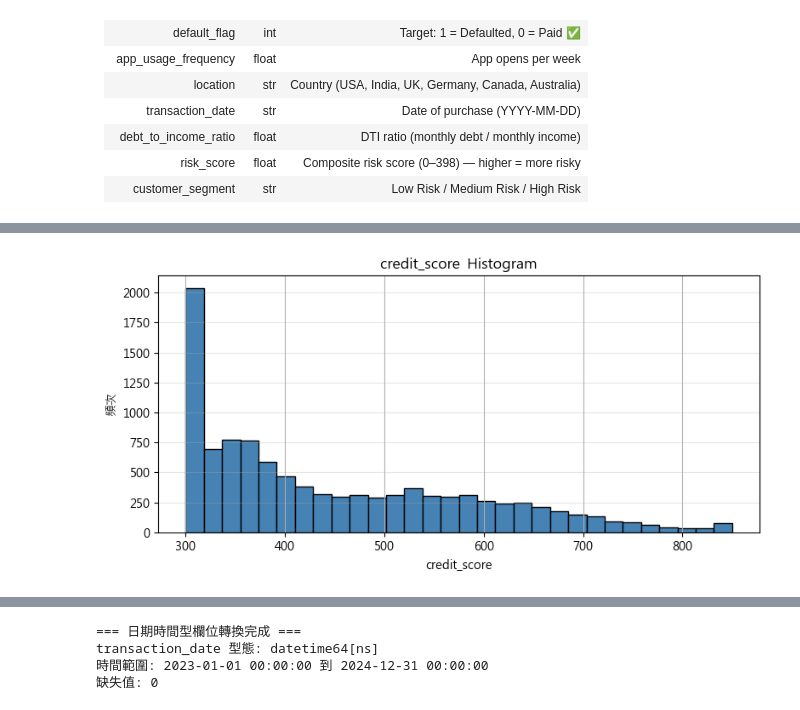
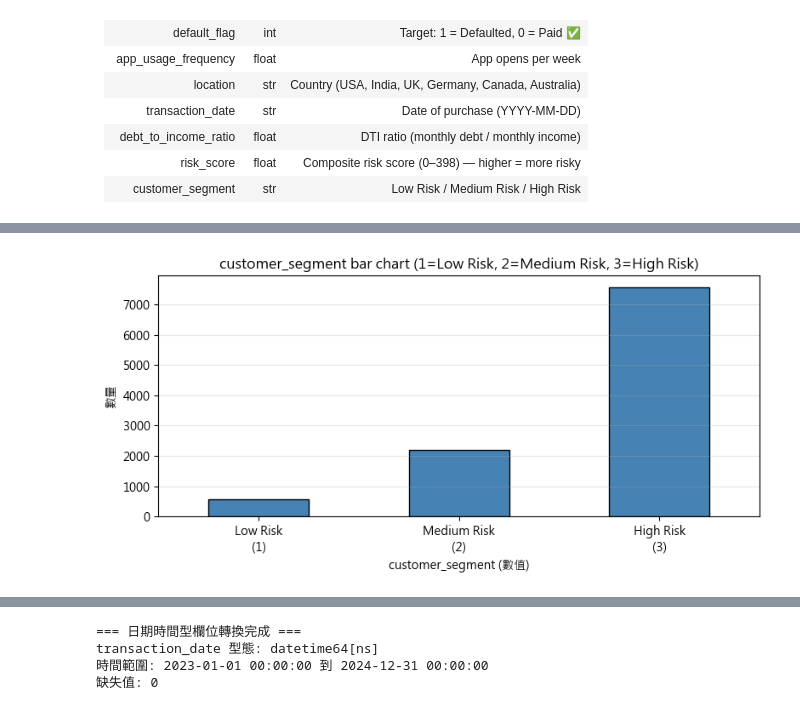
Before and after one commit to BobbleUnderBox/DataMiningG1FinalProject, a Jupyter notebook: notebooks/01_data_preprocessing.ipynb, the cells around one changed output, grey strips where cells are left out. Saved outputs shown, nothing was run; the diff lists cells and outputs as text; code cells hidden in the pictures.

```diff
--- a/notebooks/01_data_preprocessing.ipynb
+++ b/notebooks/01_data_preprocessing.ipynb
@@ -231,13 +202,21 @@ for col in data_types['Categorical']:
     if col in df.columns:
         print(f"\n{col}:")
         print(f"  類別數量: {df[col].nunique()}")
-        print(f"  最常見值: {df[col].mode().iloc[0]} (出現 {df[col].value_counts().iloc[0]} 次)")
+        print(f"  眾數: {df[col].mode().iloc[0]} (出現 {df[col].value_counts().iloc[0]} 次)")
         print(f"  所有值: {df[col].value_counts().to_dict()}")
+
+        # 計算各類別的比例
+        print(f"\n  各類別比例:")
+        value_counts = df[col].value_counts()
+        total_count = len(df[col])
+        for category, count in value_counts.items():
+            percentage = (count / total_count) * 100
+            print(f"    {category}: {count} ({percentage:.1f}%)")
 
         # 畫長條圖
         plt.figure(figsize=(8, 4))
         df[col].value_counts().plot(kind='bar', color='steelblue', edgecolor='black')
-        plt.title(f"{col} 的長條圖")
+        plt.title(f"{col} bar chart")
         plt.xlabel(col)
         plt.ylabel('數量')
         plt.grid(axis='y', alpha=0.3)
@@ -272,27 +276,41 @@ customer_segment:
 print("=== Ordinal 欄位統計 ===")
 print(f"Ordinal 欄位清單: {data_types['Ordinal']}")
 print(f"資料集欄位包含 Ordinal 欄位: {[col for col in data_types['Ordinal'] if col in df.columns]}")
+
+# 定義 customer_segment 的順序映射
+segment_mapping = {'Low Risk': 1, 'Medium Risk': 2, 'High Risk': 3}
+
 for col in data_types['Ordinal']:
     if col in df.columns:
         print(f"\n{col}:")
-        print(f"  計數: {df[col].count()}")
-        print(f"  平均: {df[col].mean():.2f}")
-        print(f"  中位數: {df[col].median():.2f}")
-        print(f"  眾數: {df[col].mode().iloc[0]}")
-        print(f"  最小值: {df[col].min()}")
-        print(f"  最大值: {df[col].max()}")
-        print(f"  標準差: {df[col].std():.2f}")
 
-        plt.figure(figsize=(8, 4))
-        df[col].hist(bins=30, color='steelblue', edgecolor='black')
-        plt.title(f"{col}  Histogram")
-        plt.xlabel(col)
-        plt.ylabel('數量')
-        plt.grid(axis='y', alpha=0.3)
-        plt.tight_layout()
-        plt.show()
+        # 特殊處理 customer_segment：轉換為數值
+        if col == 'customer_segment':
+            df_numeric = df[col].map(segment_mapping)
+            print(f"  數值映射: {segment_mapping}")
+            print(f"  總數: {df_numeric.count()}")
+            print(f"  中位數: {df_numeric.median():.2f}")
+            print(f"  眾數: {df_numeric.mode().iloc[0]}")
+            print(f"  最小值: {df_numeric.min()}")
+            print(f"  最大值: {df_numeric.max()}")
 
-    else:
-        print(f"\n! 注意: Ordinal 欄位 '{col}' 不在資料集中，未顯示統計結果。")
+            # 計算各類別的比例
+            print(f"\n  各類別比例:")
+            value_counts = df[col].value_counts()
+            total_count = len(df[col])
+            for category, count in value_counts.items():
+                percentage = (count / total_count) * 100
+                print(f"    {category}: {count} ({percentage:.1f}%)")
+
+            # 畫長條圖（使用數值版本）
+            plt.figure(figsize=(8, 4))
+            df_numeric.value_counts().sort_index().plot(kind='bar', color='steelblue', edgecolor='black')
+            plt.title(f"{col} bar chart (1=Low Risk, 2=Medium Risk, 3=High Risk)")
+            plt.xlabel(f"{col} (數值)")
+            plt.ylabel('數量')
+            plt.xticks([0, 1, 2], ['Low Risk\n(1)', 'Medium Risk\n(2)', 'High Risk\n(3)'], rotation=0)
+            plt.grid(axis='y', alpha=0.3)
+            plt.tight_layout()
+            plt.show()
 # %% [output]
 === Ordinal 欄位統計 ===
@@ -310 +332 @@ credit_score:
-[figure, old version]
+[figure, new version]
```
Also changed, not shown: parts of 10 cells of this notebook.
